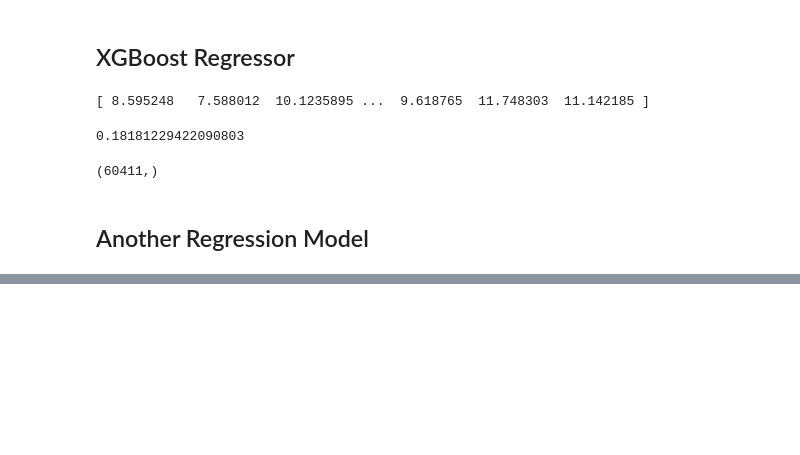
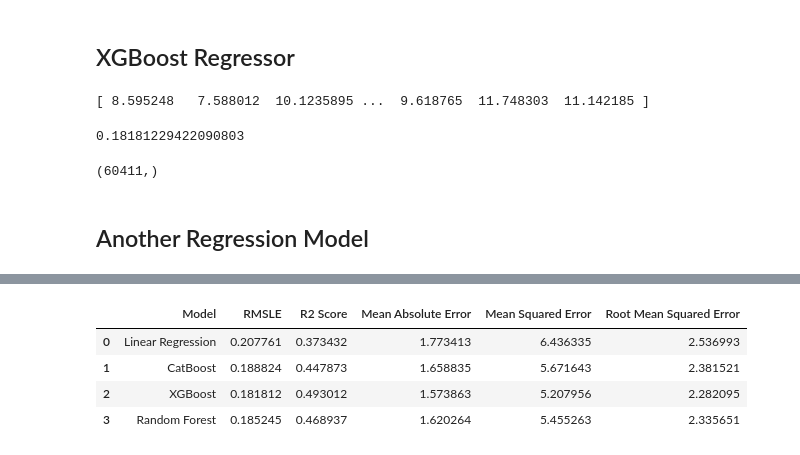
Before and after one commit to huyhoang20451/Regression_from_scratch_project, a Jupyter notebook: train_model_with_pca.ipynb, the cells around one changed output, grey strips where cells are left out. Drawn from its saved outputs; the diff is of its cells as text; code cells hidden in the pictures; blank space fills up the shorter version.

```diff
--- a/train_model_with_pca.ipynb
+++ b/train_model_with_pca.ipynb
@@ -672,0 +763,16 @@ class XGBoostRegressor:
+# %%
+#table evaluation:
+data = {'Model': ['Linear Regression', 'CatBoost', 'XGBoost', 'Random Forest'],
+        'RMSLE': [root_mean_squared_log_error(y_test, y_pred), root_mean_squared_log_error(y_test, y_pred_cb), root_mean_squared_log_error(y_test, y_pred_xgb), root_mean_squared_log_error(y_test, y_pred_rf)],
+        'R2 Score': [sklearn.metrics.r2_score(y_test, y_pred), sklearn.metrics.r2_score(y_test, y_pred_cb), sklearn.metrics.r2_score(y_test, y_pred_xgb), sklearn.metrics.r2_score(y_test, y_pred_rf)],
+        'Mean Absolute Error': [sklearn.metrics.mean_absolute_error(y_test, y_pred), sklearn.metrics.mean_absolute_error(y_test, y_pred_cb), sklearn.metrics.mean_absolute_error(y_test, y_pred_xgb), sklearn.metrics.mean_absolute_error(y_test, y_pred_rf)],
+        'Mean Squared Error': [sklearn.metrics.mean_squared_error(y_test, y_pred), sklearn.metrics.mean_squared_error(y_test, y_pred_cb), sklearn.metrics.mean_squared_error(y_test, y_pred_xgb), sklearn.metrics.mean_squared_error(y_test, y_pred_rf)],
+        'Root Mean Squared Error': [np.sqrt(sklearn.metrics.mean_squared_error(y_test, y_pred)), np.sqrt(sklearn.metrics.mean_squared_error(y_test, y_pred_cb)), np.sqrt(sklearn.metrics.mean_squared_error(y_test, y_pred_xgb)), np.sqrt(sklearn.metrics.mean_squared_error(y_test, y_pred_rf))]}
+df_eval = pd.DataFrame(data)
+df_eval
+# %% [output]
+|  | Model | RMSLE | R2 Score | Mean Absolute Error | Mean Squared Error | Root Mean Squared Error |
+| 0 | Linear Regression | 0.207761 | 0.373432 | 1.773413 | 6.436335 | 2.536993 |
+| 1 | CatBoost | 0.188824 | 0.447873 | 1.658835 | 5.671643 | 2.381521 |
+| 2 | XGBoost | 0.181812 | 0.493012 | 1.573863 | 5.207956 | 2.282095 |
+| 3 | Random Forest | 0.185245 | 0.468937 | 1.620264 | 5.455263 | 2.335651 |
```
Also changed, not shown: parts of 9 cells of this notebook.
